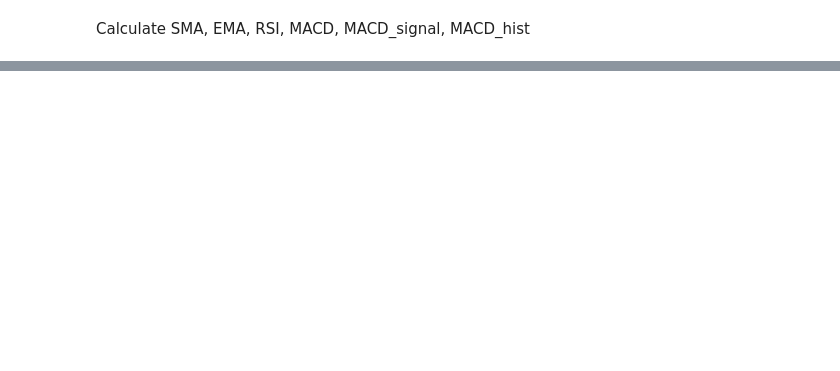
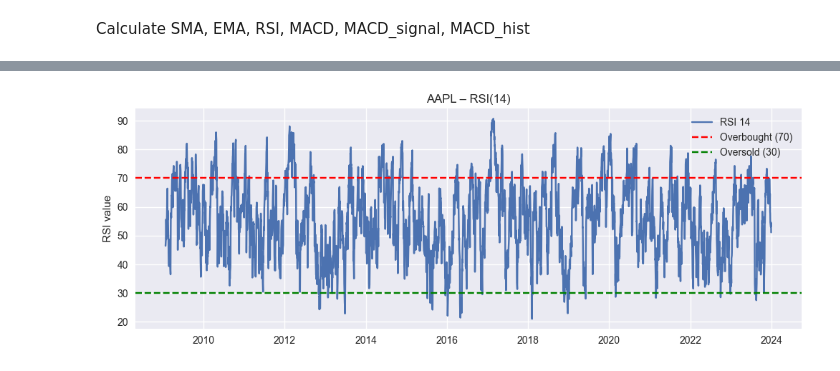
Before and after one commit to MIHRETMA/Predicting-Price-Moves-with-News-Sentiment-week1, a Jupyter notebook: notebooks/quant_anal.ipynb, the cells around one changed output, grey strips where cells are left out. Drawn from its saved outputs; the diff is of its cells as text; code cells hidden in the pictures; blank space fills up the shorter version.

```diff
--- a/notebooks/quant_anal.ipynb
+++ b/notebooks/quant_anal.ipynb
@@ -152,0 +176,15 @@ df_nvda.tail()
+# %%
+# Viewing the relationship between calculated RSI and Close price for AAPM ticker
+
+fig, ax = plt.subplots(figsize=(12, 4))
+
+ax.plot(df_aapl.index, df_aapl["RSI_14"], label="RSI 14") # seeing the trend over the years
+ax.axhline(70, color="red", linestyle="--", label="Overbought (70)") # defining the threshold for overbought
+ax.axhline(30, color="green", linestyle="--", label="Oversold (30)") # defining the threshold for oversold
+
+ax.set_title("AAPL – RSI(14)")
+ax.set_ylabel("RSI value")
+ax.legend()
+plt.show()
+# %% [output]
+[figure, added]
```
Also changed, not shown: parts of 26 cells of this notebook.
